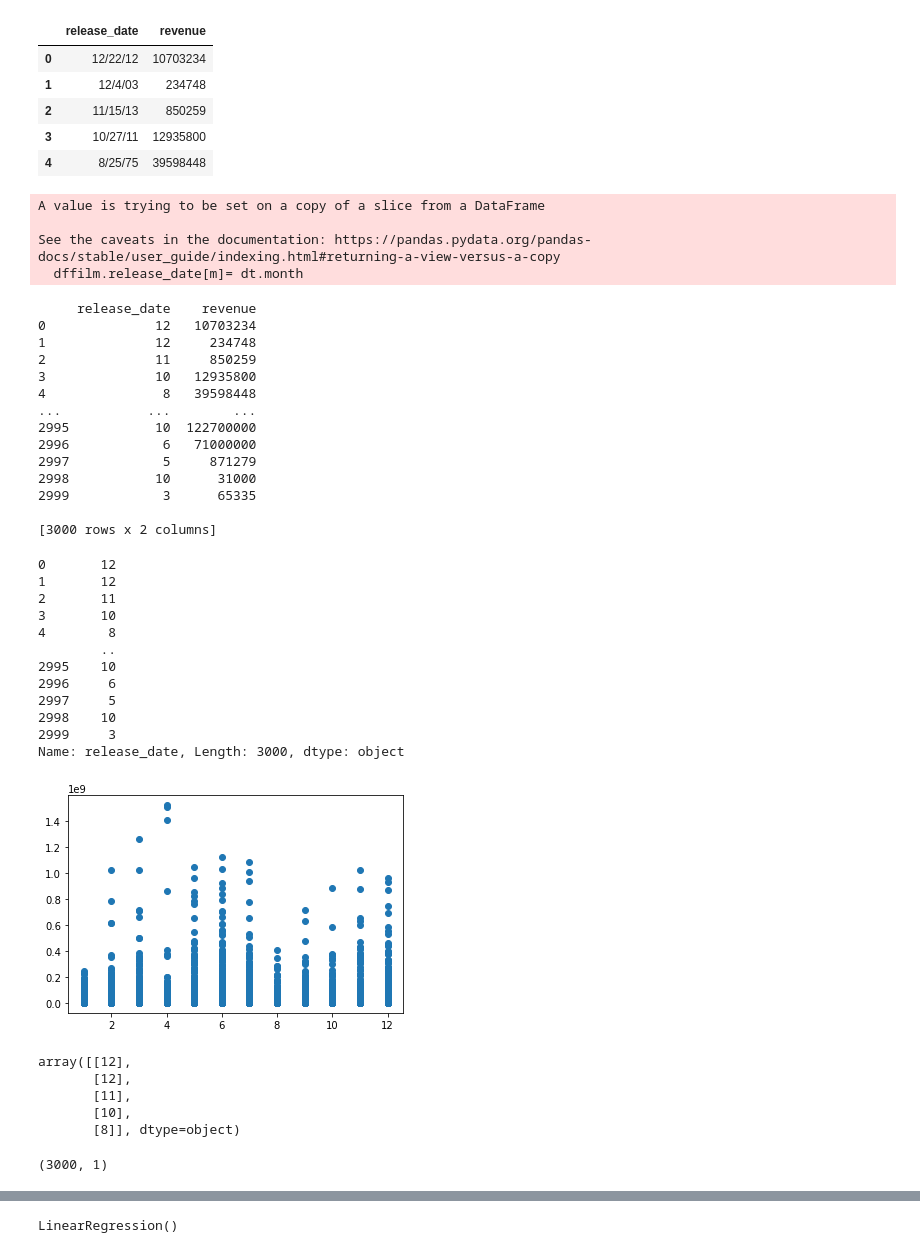
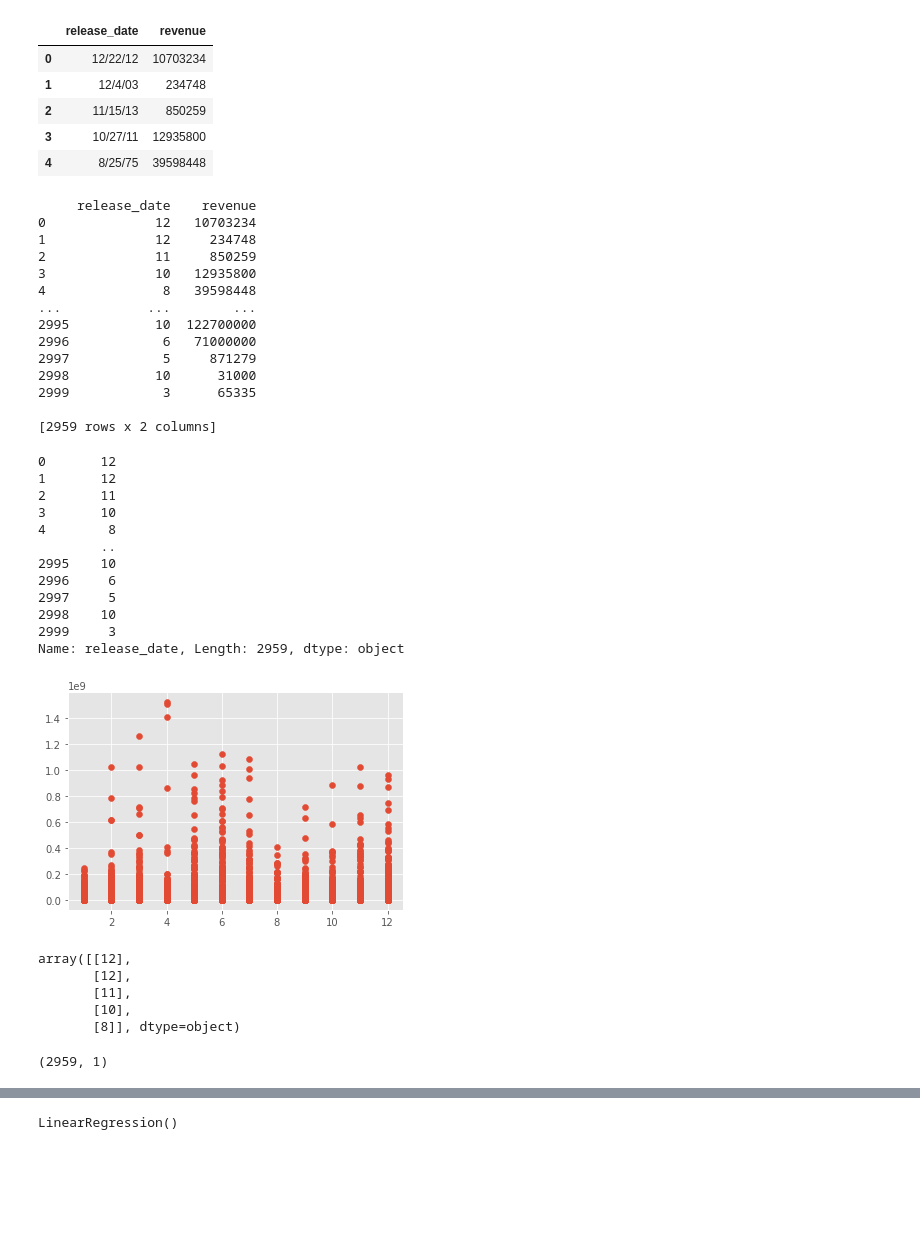
Before and after one commit to nairrekhabr/WorldwideBoxOfficeRevenue, a Jupyter notebook: FilmReleaseDate_linearRegression_RevenuePrediction.ipynb, the cells around one changed output, grey strips where cells are left out. Drawn from its saved outputs; the diff is of its cells as text; code cells hidden in the pictures; blank space fills up the shorter version.

```diff
--- a/FilmReleaseDate_linearRegression_RevenuePrediction.ipynb
+++ b/FilmReleaseDate_linearRegression_RevenuePrediction.ipynb
@@ -6,6 +6,13 @@ import matplotlib.pyplot as plt
 from sklearn.linear_model import LinearRegression
 %matplotlib inline
 from datetime import datetime
+from sklearn import metrics
+import math
+from statistics import median
+import seaborn as sns
+import re
+plt.style.use('ggplot')
+pd.options.mode.chained_assignment = None  # default='warn'
 # %%
 dffilm = pd.read_csv(Path('./Resources/train.csv'))
 # %%
@@ -23,50 +37,52 @@ dffilm.head()
 | 4 | 8/25/75 | 39598448 |
 # %%
 # converting film date to day of year
-
+X_releasedate=dffilm
 for m in range(0,len(dffilm.release_date)):
     film_date = dffilm.release_date[m]
     dt = datetime.strptime(film_date, '%m/%d/%y')
     #dffilm.release_date[m] = datetime_object.timetuple().tm_yday
-    dffilm.release_date[m]= dt.month
+    X_releasedate.release_date[m]= dt.month
 
-print(dffilm)
+
+X_releasedate =X_releasedate[X_releasedate['revenue'] !=0]
+X_releasedate =X_releasedate[X_releasedate['revenue'] >100]
+X_releasedate =X_releasedate[X_releasedate['release_date'] !=0]
+
+dffilm = X_releasedate
+print(X_releasedate)
 # %% [output]
-A value is trying to be set on a copy of a slice from a DataFrame
+     release_date    revenue
+0              12   10703234
+1              12     234748
+2              11     850259
+3              10   12935800
+4               8   39598448
+...           ...        ...
+2995           10  122700000
+2996            6   71000000
+2997            5     871279
+2998           10      31000
+2999            3      65335
 
-See the caveats in the documentation: https://pandas.pydata.org/pandas-docs/stable/user_guide/indexing.html#returning-a-view-versus-a-copy
-  dffilm.release_date[m]= dt.month
+[2959 rows x 2 columns]
-     release_date    revenue
-0              12   10703234
-1              12     234748
-2              11     850259
-3              10   12935800
-4               8   39598448
-...           ...        ...
-2995           10  122700000
-2996            6   71000000
-2997            5     871279
-2998           10      31000
-2999            3      65335
-
-[3000 rows x 2 columns]
 # %%
-plt.scatter(dffilm.release_date, dffilm.revenue)
+plt.scatter(X_releasedate.release_date, X_releasedate.revenue)
 print(dffilm.release_date)
 # %% [output]
 0       12
 1       12
 2       11
 3       10
 4        8
         ..
 2995    10
 2996     6
 2997     5
 2998    10
 2999     3
-Name: release_date, Length: 3000, dtype: object
+Name: release_date, Length: 2959, dtype: object
-[figure, old version]
+[figure, new version]
 # %%
 X = dffilm.release_date.values.reshape(-1, 1)
 X[:5]
@@ -79,7 +95,7 @@ array([[12],
 # %%
 X.shape
 # %% [output]
-(3000, 1)
+(2959, 1)
 # %%
 y=dffilm.revenue
 # %%
```
Also changed, not shown: parts of 7 cells of this notebook, 11 other files.
